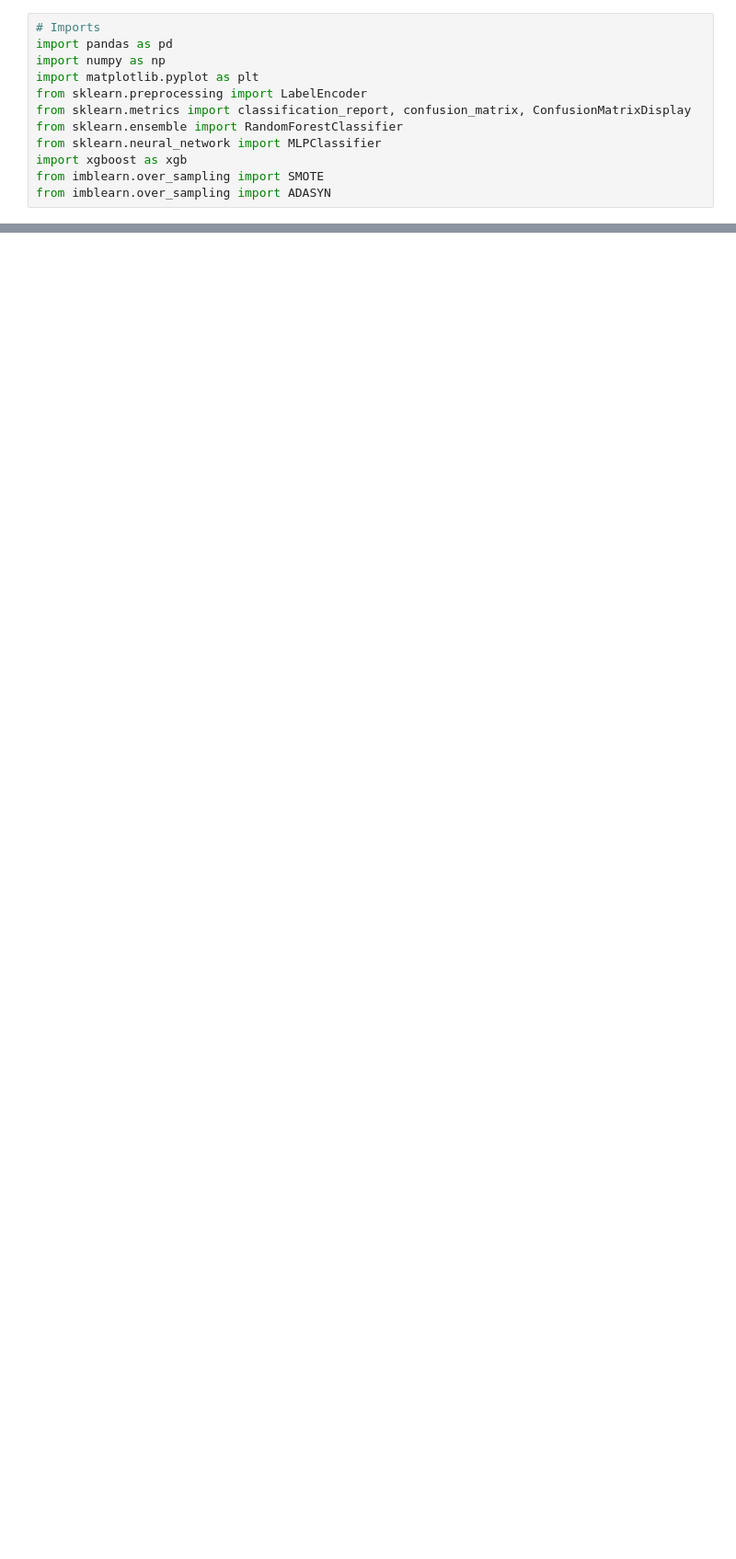
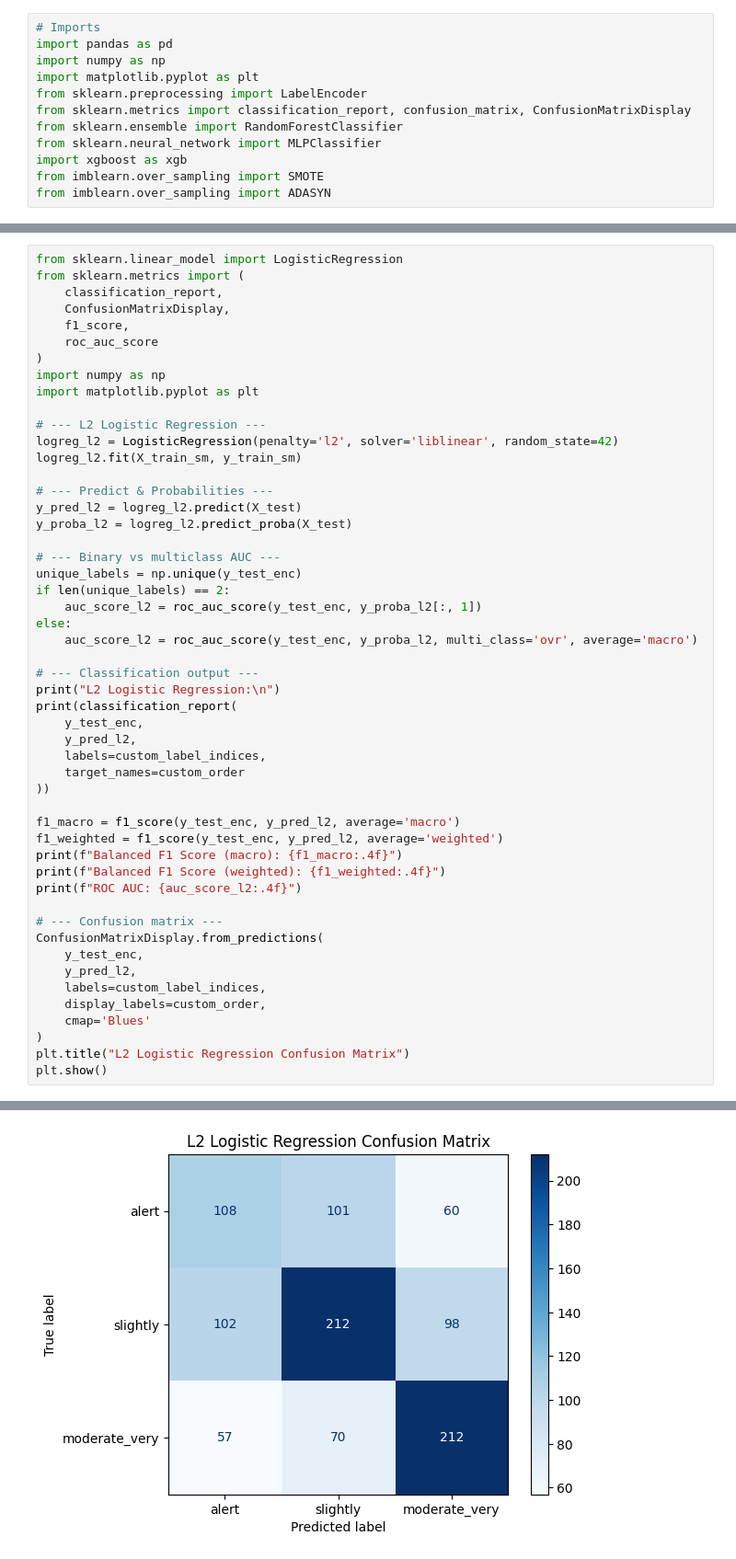
Before and after one commit to aaryan-nagpal1/Thesis, a Jupyter notebook: S1_S2_Classification.ipynb, the cells around one changed output, grey strips where cells are left out. Shown: that part at 92% size. Saved outputs shown, nothing was run; the diff lists cells and outputs as text; blank space fills up the shorter version.

```diff
--- a/S1_S2_Classification.ipynb
+++ b/S1_S2_Classification.ipynb
@@ -414,0 +990,52 @@ weighted avg       0.65      0.64      0.65      2276
+# %%
+from sklearn.linear_model import LogisticRegression
+from sklearn.metrics import (
+    classification_report,
+    ConfusionMatrixDisplay,
+    f1_score,
+    roc_auc_score
+)
+import numpy as np
+import matplotlib.pyplot as plt
+
+# --- L2 Logistic Regression ---
+logreg_l2 = LogisticRegression(penalty='l2', solver='liblinear', random_state=42)
+logreg_l2.fit(X_train_sm, y_train_sm)
+
+# --- Predict & Probabilities ---
+y_pred_l2 = logreg_l2.predict(X_test)
+y_proba_l2 = logreg_l2.predict_proba(X_test)
+
+# --- Binary vs multiclass AUC ---
+unique_labels = np.unique(y_test_enc)
+if len(unique_labels) == 2:
+    auc_score_l2 = roc_auc_score(y_test_enc, y_proba_l2[:, 1])
+else:
+    auc_score_l2 = roc_auc_score(y_test_enc, y_proba_l2, multi_class='ovr', average='macro')
+
+# --- Classification output ---
+print("L2 Logistic Regression:\n")
+print(classification_report(
+    y_test_enc,
+    y_pred_l2,
+    labels=custom_label_indices,
+    target_names=custom_order
+))
+
+f1_macro = f1_score(y_test_enc, y_pred_l2, average='macro')
+f1_weighted = f1_score(y_test_enc, y_pred_l2, average='weighted')
+print(f"Balanced F1 Score (macro): {f1_macro:.4f}")
+print(f"Balanced F1 Score (weighted): {f1_weighted:.4f}")
+print(f"ROC AUC: {auc_score_l2:.4f}")
+
+# --- Confusion matrix ---
+ConfusionMatrixDisplay.from_predictions(
+    y_test_enc,
+    y_pred_l2,
+    labels=custom_label_indices,
+    display_labels=custom_order,
+    cmap='Blues'
+)
+plt.title("L2 Logistic Regression Confusion Matrix")
+plt.show()
+# %% [output]
@@ -414,0 +1057 @@ weighted avg       0.65      0.64      0.65      2276
+[figure, added]
```
Also changed, not shown: parts of 13 cells of this notebook, 3 other files.
